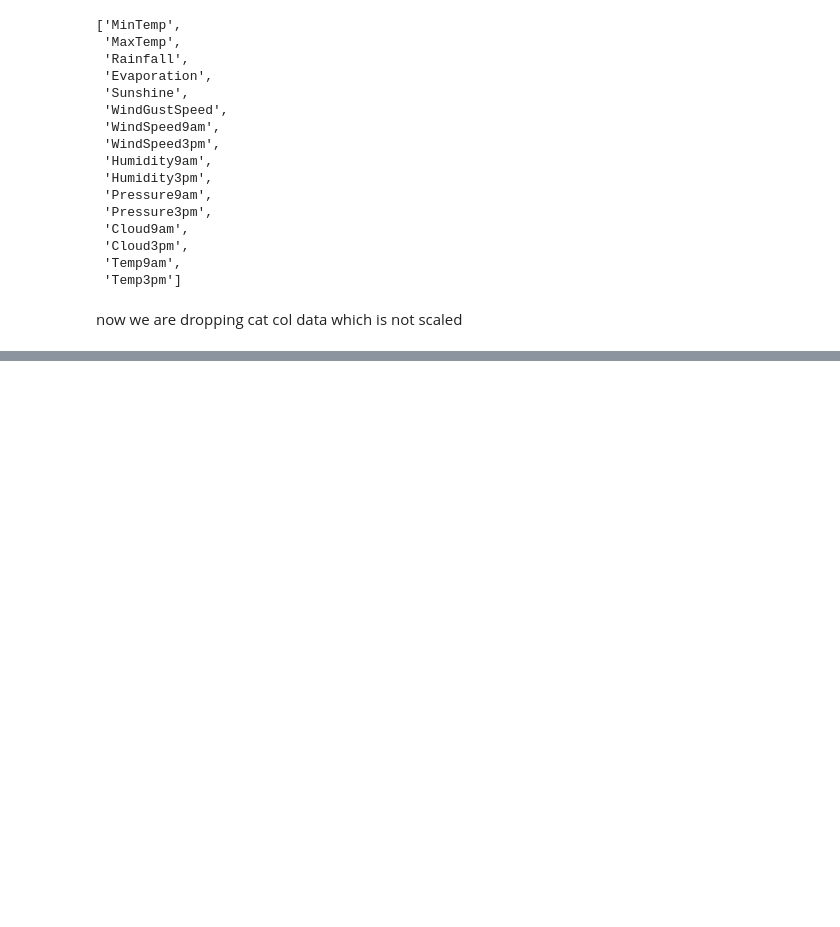
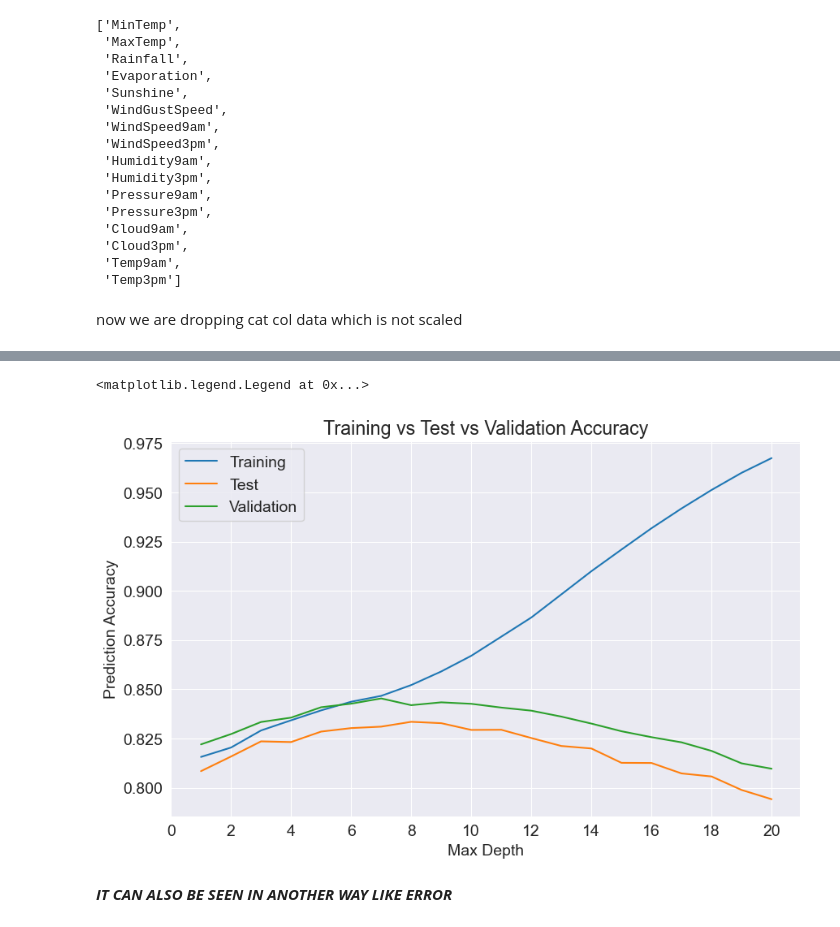
Before and after one commit to TahaDataAlchemy/Projects-Of-Data-Science, a Jupyter notebook: AUSTRALIAN WEATHER PREDICTION USING DECISION TREE CLASIFIER/DECISION TREE CLASSIFIER END TO END .ipynb, the cells around one changed output, grey strips where cells are left out. Drawn from its saved outputs; the diff is of its cells as text; code cells hidden in the pictures; blank space fills up the shorter version.

```diff
--- a/AUSTRALIAN WEATHER PREDICTION USING DECISION TREE CLASIFIER/DECISION TREE CLASSIFIER END TO END .ipynb
+++ b/AUSTRALIAN WEATHER PREDICTION USING DECISION TREE CLASIFIER/DECISION TREE CLASSIFIER END TO END .ipynb
@@ -261,0 +443,10 @@ now we are dropping cat col data which is not scaled
+# %%
+def maxdeptherror(md):
+    model = DecisionTreeClassifier(max_depth=md,random_state=42)
+    model.fit(X_train,y_train)
+    train_error = model.score(X_train,y_train)
+    test_error = model.score(X_test,y_test)
+    val_inp = model.score(X_val,val_target)
+    return {"Max Depth":md ,"Training Accuracy":train_error , "Test_Accuracy":test_error,"Validation Accuracy":val_inp}
+# %%
+error_df = pd.DataFrame([maxdeptherror(md) for md in range(1,21)])
@@ -261,0 +479,15 @@ now we are dropping cat col data which is not scaled
+# %%
+plt.figure()
+plt.plot(error_df["Max Depth"],error_df["Training Accuracy"])
+plt.plot(error_df["Max Depth"],error_df["Test_Accuracy"])
+plt.plot(error_df["Max Depth"],error_df["Validation Accuracy"])
+plt.title("Training vs Test vs Validation Accuracy")
+plt.xticks(range(0,21,2))
+plt.xlabel("Max Depth")
+plt.ylabel("Prediction Accuracy")
+plt.legend(["Training","Test","Validation"])
+# %% [output]
+<matplotlib.legend.Legend at 0x...>
+[figure, added]
+# %% [markdown]
+***IT CAN ALSO BE SEEN IN ANOTHER WAY LIKE ERROR***
```
Also changed, not shown: parts of 41 cells of this notebook.
